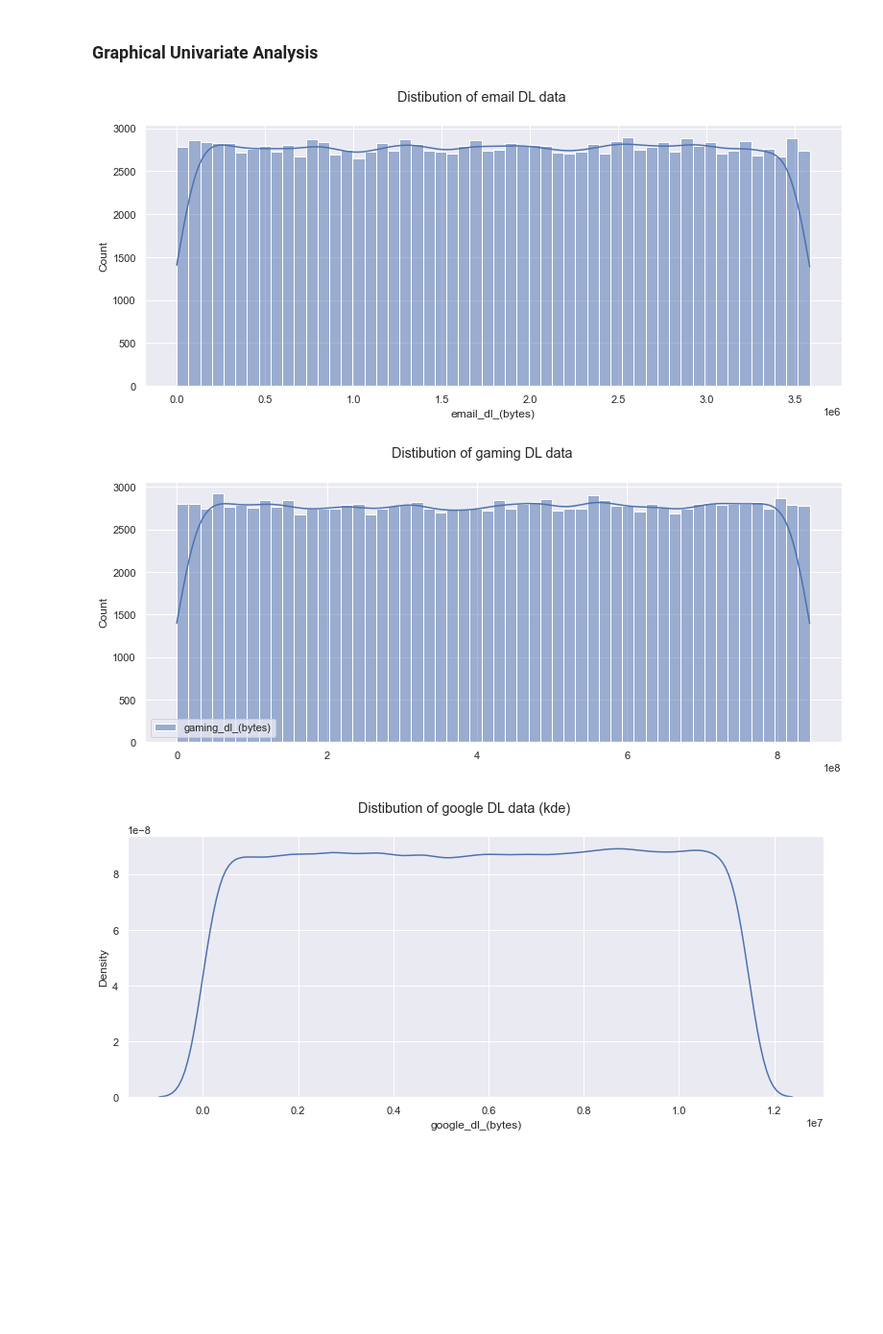
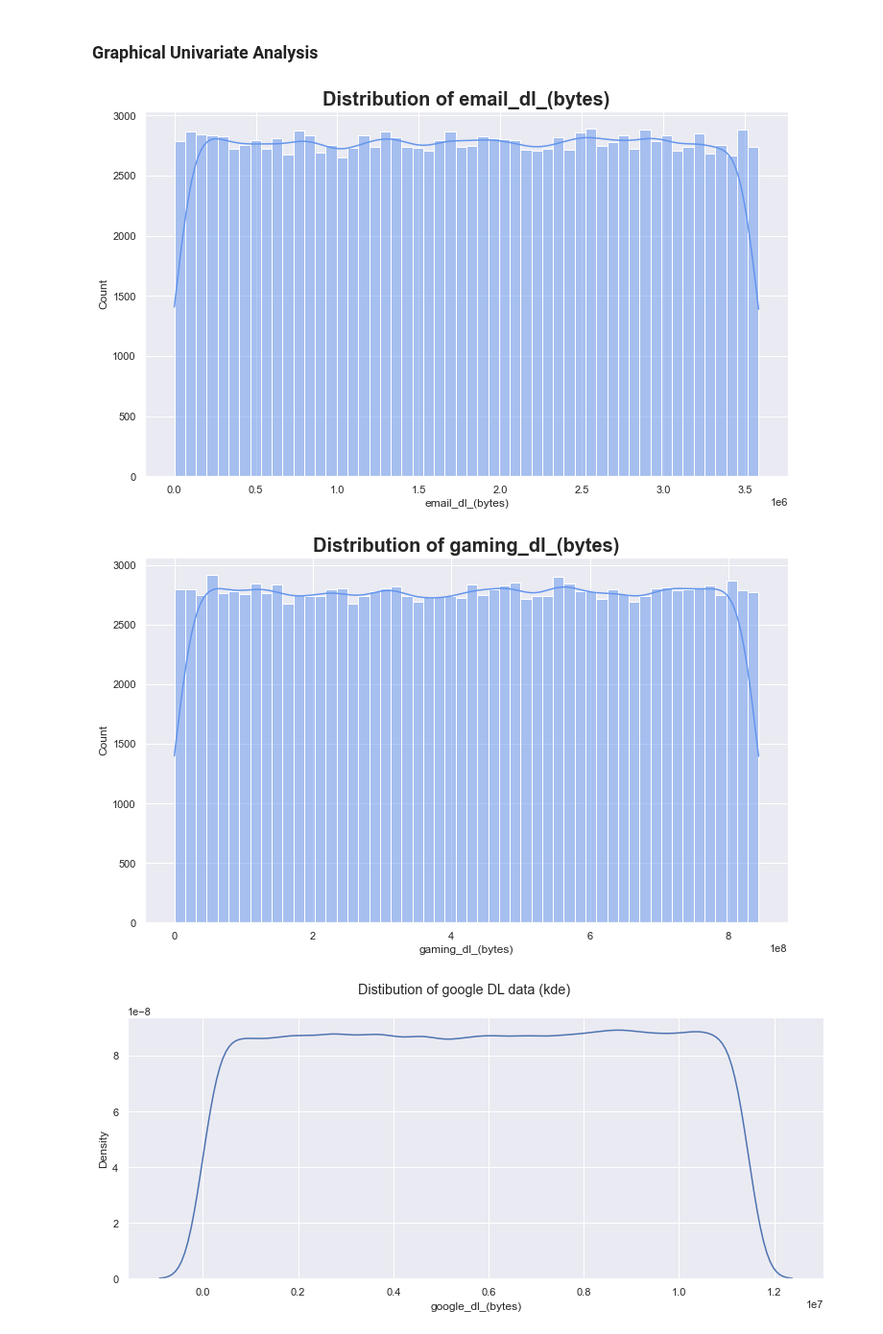
Before and after one commit to Nathnael12/Telecom_data_analysis, a Jupyter notebook: notebooks/UserOverviewAnalysis.ipynb, the cells around one changed output. Shown at 96% size. Saved outputs shown, nothing was run; the diff lists cells and outputs as text; code cells hidden in the pictures; blank space fills up the shorter version.

```diff
--- a/notebooks/UserOverviewAnalysis.ipynb
+++ b/notebooks/UserOverviewAnalysis.ipynb
@@ -477,20 +477,13 @@ quanititative_analysis.describe()
 # %%
 numeric_columns = cleaner.get_numerical_columns(cleaned_df)
 numeric_df= cleaned_df[numeric_columns]
-# %%
-sns.set(rc={'figure.figsize':(13,5)})
-sns.histplot(numeric_df["email_dl_(bytes)"],kde=True)
-plt.suptitle("Distibution of email DL data")
-plt.show()
-# %% [output]
-[figure, removed]
-# %%
-sns.set(rc={'figure.figsize':(13,5)})
-sns.histplot(numeric_df[["gaming_dl_(bytes)"]],kde=True)
-plt.suptitle("Distibution of gaming DL data")
-plt.show()
-# %% [output]
-[figure, removed]
+# %%
+utility.plot_hist(numeric_df,'email_dl_(bytes)','cornflowerblue')
+utility.plot_hist(numeric_df,'gaming_dl_(bytes)','cornflowerblue')
+# utility.plot_hist(numeric_df,'email_dl_(bytes)','cornflowerblue')
+# %% [output]
+[figure, added]
+[figure, added]
 # %%
 sns.set(rc={'figure.figsize':(13,5)})
 sns.kdeplot(numeric_df["google_dl_(bytes)"])
```
Also changed, not shown: parts of 7 cells of this notebook.
